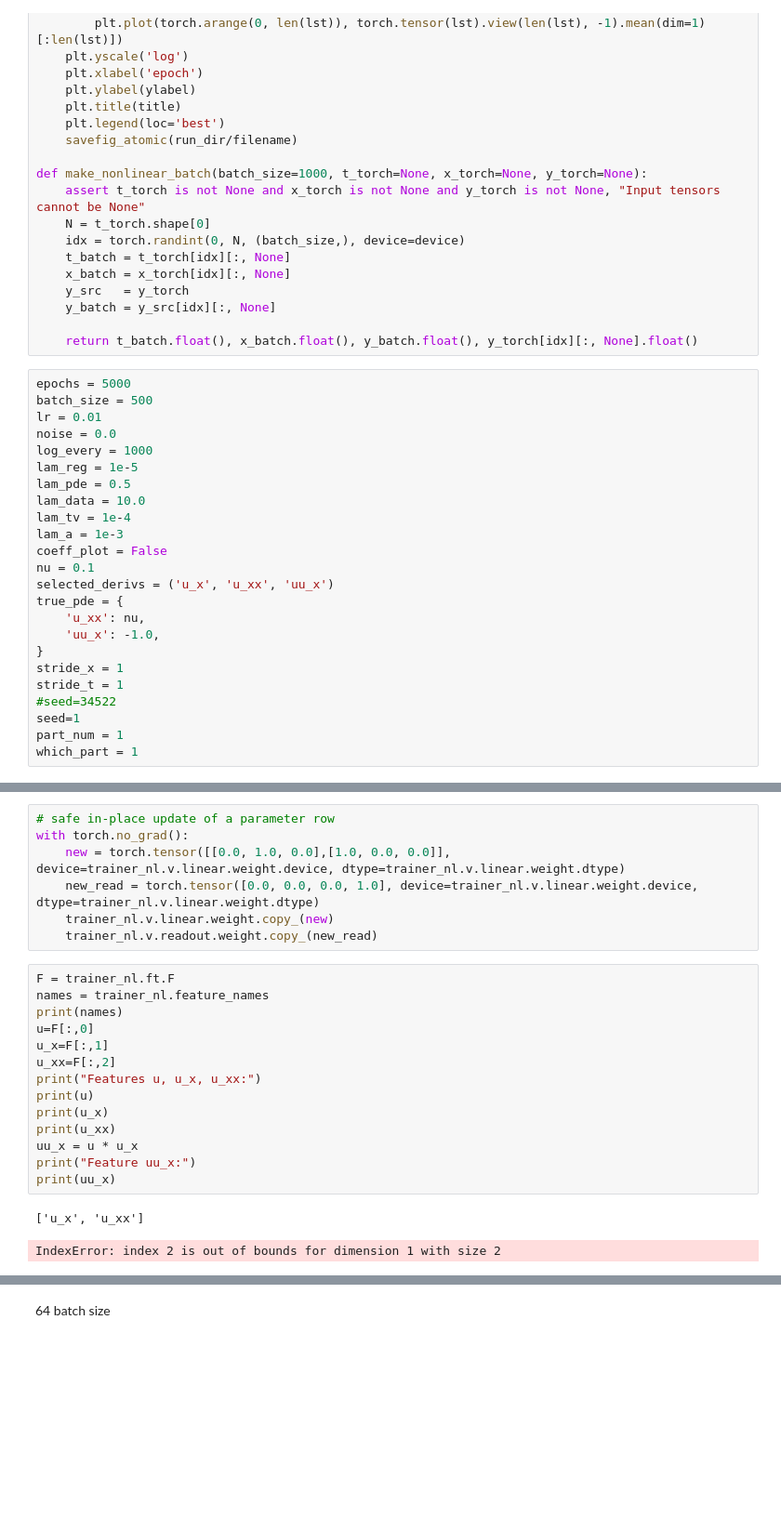
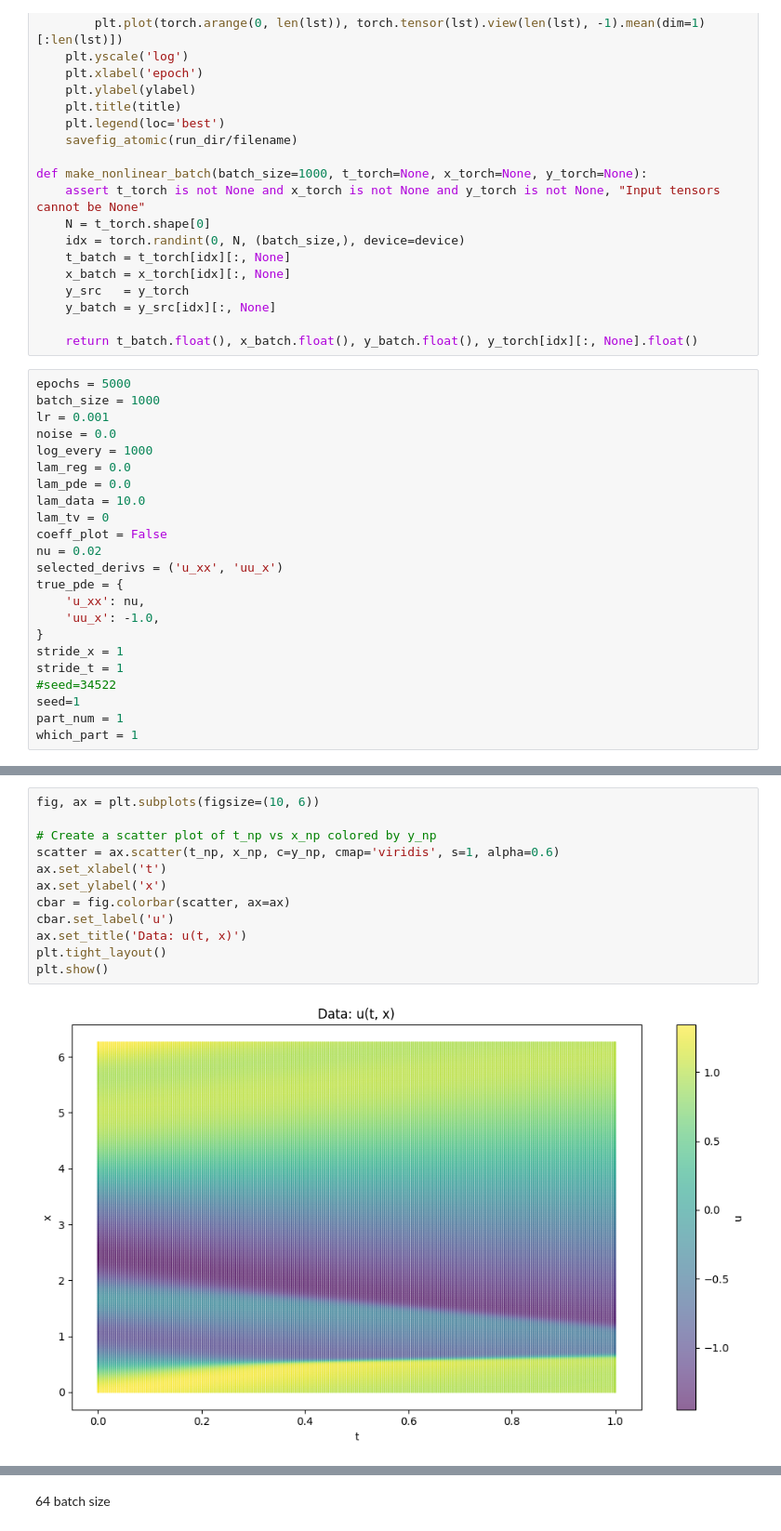
Before and after one commit to ryuFromCaillou/pde_stuff, a Jupyter notebook: notebook/draft_nb.ipynb, the cells around one changed output, grey strips where cells are left out. Shown at 93% size. Drawn from its saved outputs; the diff is of its cells as text; blank space fills up the shorter version.

```diff
--- a/notebook/draft_nb.ipynb
+++ b/notebook/draft_nb.ipynb
@@ -1389,18 +1310,17 @@ def make_nonlinear_batch(batch_size=1000, t_torch=None, x_torch=None, y_torch=No
     return t_batch.float(), x_batch.float(), y_batch.float(), y_torch[idx][:, None].float()
 # %%
 epochs = 5000
-batch_size = 500
-lr = 0.01
+batch_size = 1000
+lr = 0.001
 noise = 0.0
 log_every = 1000
-lam_reg = 1e-5
-lam_pde = 0.5
+lam_reg = 0.0
+lam_pde = 0.0
 lam_data = 10.0
-lam_tv = 1e-4
-lam_a = 1e-3
+lam_tv = 0
 coeff_plot = False
-nu = 0.1
-selected_derivs = ('u_x', 'u_xx', 'uu_x')
+nu = 0.02
+selected_derivs = ('u_xx', 'uu_x')
 true_pde = {
     'u_xx': nu,
     'uu_x': -1.0,
@@ -1504,25 +1373,15 @@ tensor([ 0.0063,  0.0276,  0.0236,  ...,  0.0270, -0.0363, -0.0130],
-# %%
-# safe in-place update of a parameter row
-with torch.no_grad():
-    new = torch.tensor([[0.0, 1.0, 0.0],[1.0, 0.0, 0.0]], device=trainer_nl.v.linear.weight.device, dtype=trainer_nl.v.linear.weight.dtype)
-    new_read = torch.tensor([0.0, 0.0, 0.0, 1.0], device=trainer_nl.v.linear.weight.device, dtype=trainer_nl.v.linear.weight.dtype)
-    trainer_nl.v.linear.weight.copy_(new)
-    trainer_nl.v.readout.weight.copy_(new_read)
-# %%
-F = trainer_nl.ft.F
-names = trainer_nl.feature_names
-print(names)
-u=F[:,0]
-u_x=F[:,1]
-u_xx=F[:,2]
-print("Features u, u_x, u_xx:")
-print(u)
-print(u_x)
-print(u_xx)
-uu_x = u * u_x
-print("Feature uu_x:")
-print(uu_x)
-# %% [output]
-['u_x', 'u_xx']
-IndexError: index 2 is out of bounds for dimension 1 with size 2
+# %%
+fig, ax = plt.subplots(figsize=(10, 6))
+
+# Create a scatter plot of t_np vs x_np colored by y_np
+scatter = ax.scatter(t_np, x_np, c=y_np, cmap='viridis', s=1, alpha=0.6)
+ax.set_xlabel('t')
+ax.set_ylabel('x')
+cbar = fig.colorbar(scatter, ax=ax)
+cbar.set_label('u')
+ax.set_title('Data: u(t, x)')
+plt.tight_layout()
+plt.show()
+# %% [output]
+[figure, added]
 # %%
```
Also changed, not shown: parts of 31 cells of this notebook, 23 other files.
